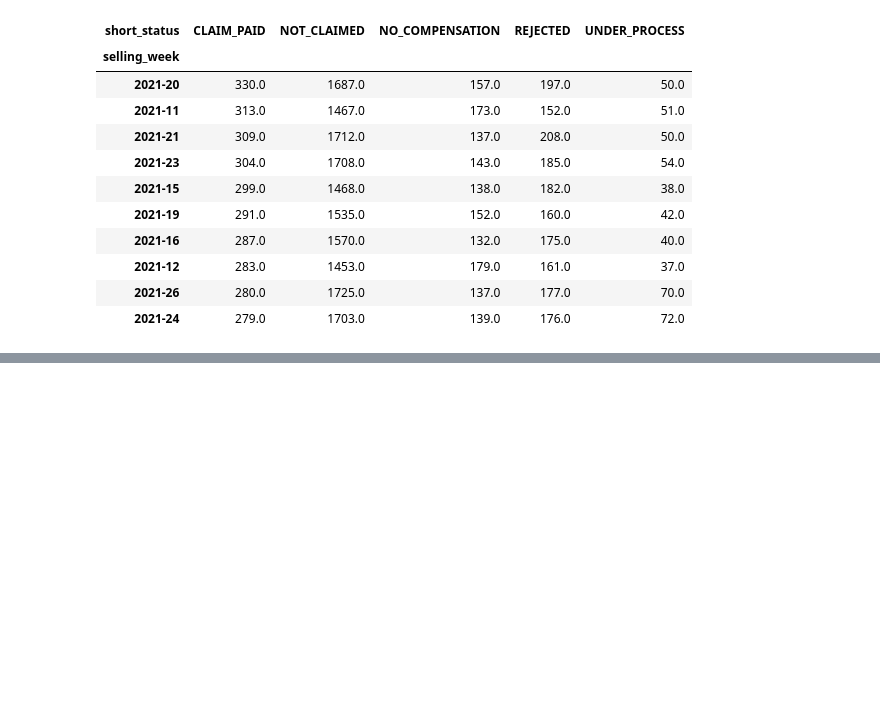
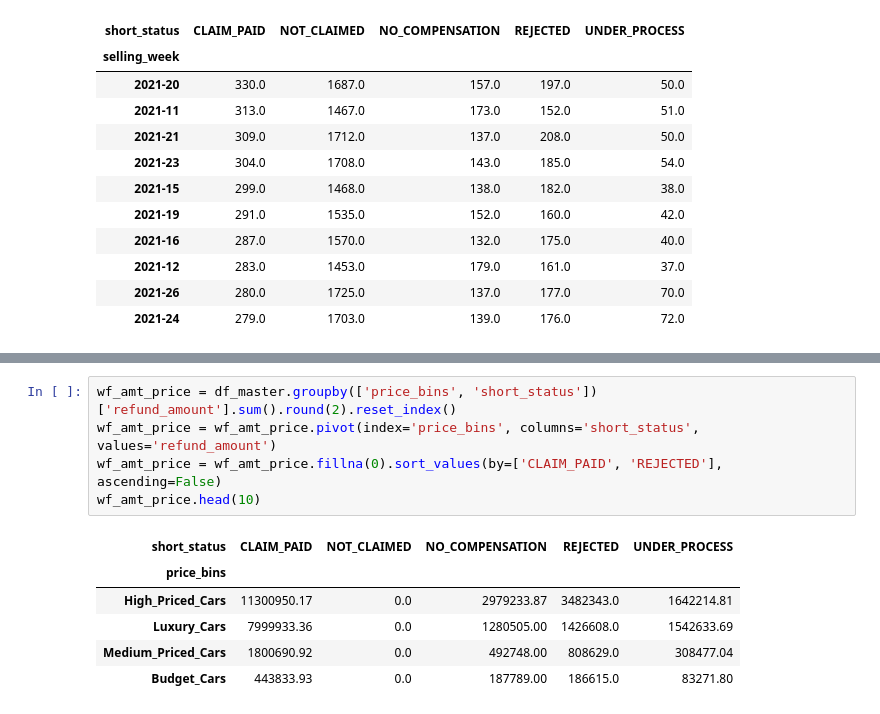
Before and after one commit to dileepsathyan/assignments, a Jupyter notebook: Vroom Virtusa/Vroom Virtusa Assignment.ipynb, the cells around one changed output, grey strips where cells are left out. Saved outputs shown, nothing was run; the diff lists cells and outputs as text; blank space fills up the shorter version.

```diff
--- a/Vroom Virtusa/Vroom Virtusa Assignment.ipynb
+++ b/Vroom Virtusa/Vroom Virtusa Assignment.ipynb
@@ -1391,0 +1425,12 @@ wf_cnt_week.head(10)
+# %%
+wf_amt_price = df_master.groupby(['price_bins', 'short_status'])['refund_amount'].sum().round(2).reset_index()
+wf_amt_price = wf_amt_price.pivot(index='price_bins', columns='short_status', values='refund_amount')
+wf_amt_price = wf_amt_price.fillna(0).sort_values(by=['CLAIM_PAID', 'REJECTED'], ascending=False)
+wf_amt_price.head(10)
+# %% [output]
+| short_status | CLAIM_PAID | NOT_CLAIMED | NO_COMPENSATION | REJECTED | UNDER_PROCESS |
+| price_bins |  |  |  |  |  |
+| High_Priced_Cars | 11300950.17 | 0.0 | 2979233.87 | 3482343.0 | 1642214.81 |
+| Luxury_Cars | 7999933.36 | 0.0 | 1280505.00 | 1426608.0 | 1542633.69 |
+| Medium_Priced_Cars | 1800690.92 | 0.0 | 492748.00 | 808629.0 | 308477.04 |
+| Budget_Cars | 443833.93 | 0.0 | 187789.00 | 186615.0 | 83271.80 |
```
Also changed, not shown: parts of 4 cells of this notebook.
